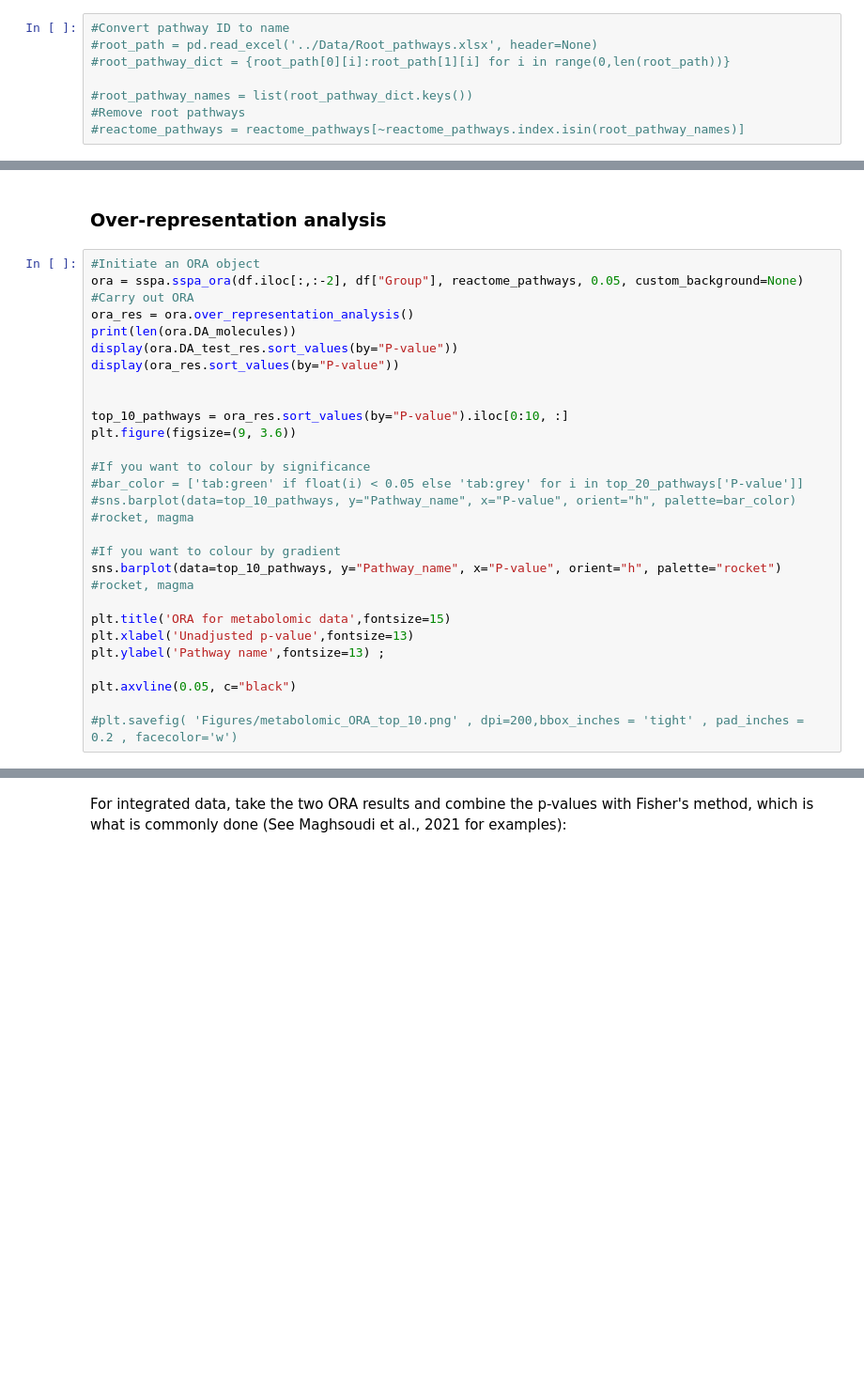
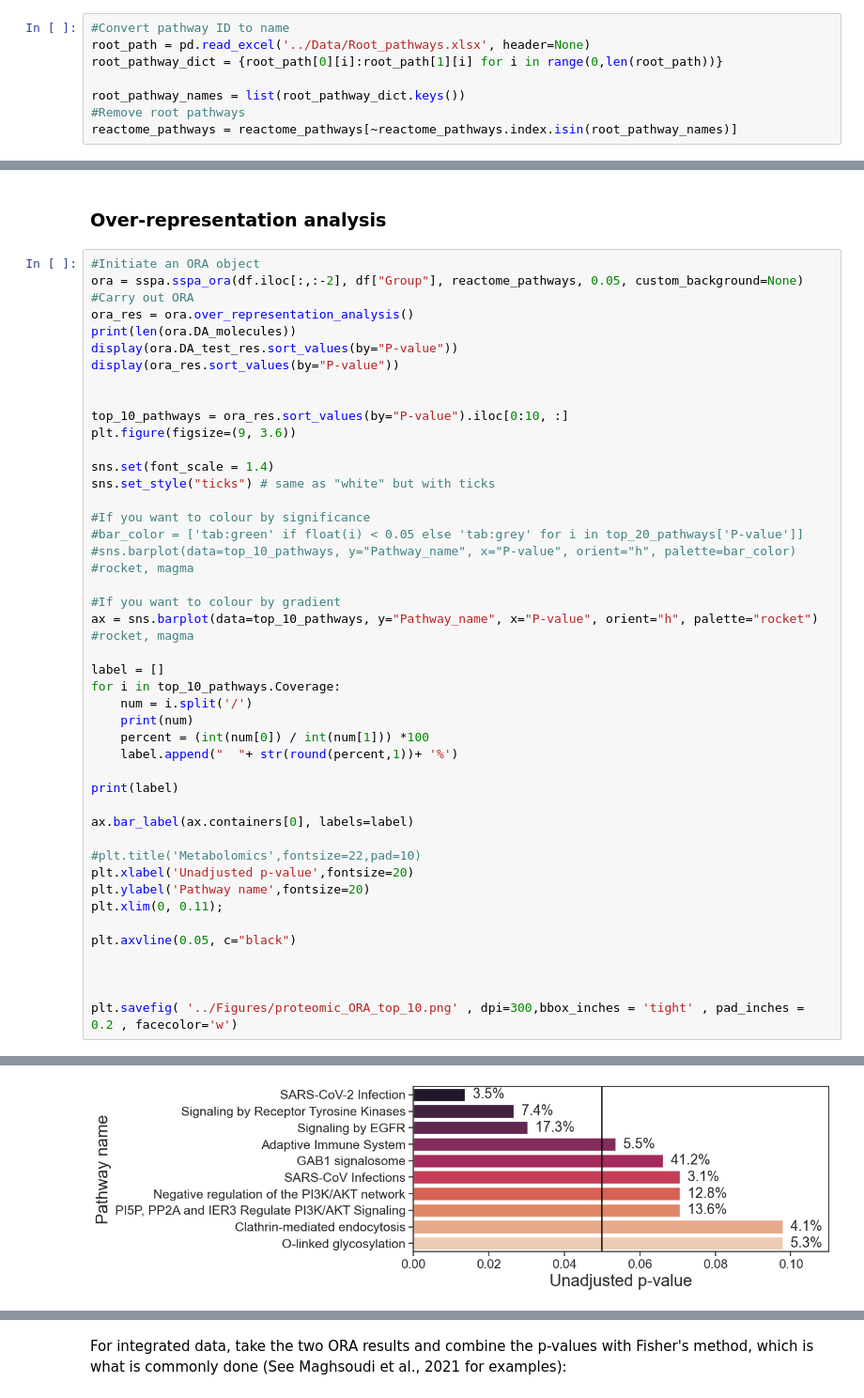
Before and after one commit to j-keung/multiomics-pathway-analysis, a Jupyter notebook: main_scripts/conventional_PA.ipynb, the cells around one changed output, grey strips where cells are left out. Shown at 94% size. Saved outputs shown, nothing was run; the diff lists cells and outputs as text; blank space fills up the shorter version.

```diff
--- a/main_scripts/conventional_PA.ipynb
+++ b/main_scripts/conventional_PA.ipynb
@@ -12,12 +12,12 @@ df = pd.read_csv('../Data/Su_COVID_proteomics_processed_commoncases.csv', index_
 reactome_pathways = sspa.process_reactome('Homo sapiens', infile = '../Data/UniProt2Reactome_all_Levels_ver84.txt', download_latest = False, filepath = None)
 # %%
 #Convert pathway ID to name
-#root_path = pd.read_excel('../Data/Root_pathways.xlsx', header=None)
-#root_pathway_dict = {root_path[0][i]:root_path[1][i] for i in range(0,len(root_path))}
+root_path = pd.read_excel('../Data/Root_pathways.xlsx', header=None)
+root_pathway_dict = {root_path[0][i]:root_path[1][i] for i in range(0,len(root_path))}
 
-#root_pathway_names = list(root_pathway_dict.keys())
+root_pathway_names = list(root_pathway_dict.keys())
 #Remove root pathways
-#reactome_pathways = reactome_pathways[~reactome_pathways.index.isin(root_pathway_names)]
+reactome_pathways = reactome_pathways[~reactome_pathways.index.isin(root_pathway_names)]
 # %%
 for i in range(len(df.index)):
     if df.WHO_status[i] == '1-2':
@@ -39,17 +48,35 @@ display(ora_res.sort_values(by="P-value"))
 top_10_pathways = ora_res.sort_values(by="P-value").iloc[0:10, :]
 plt.figure(figsize=(9, 3.6))
 
+sns.set(font_scale = 1.4)
+sns.set_style("ticks") # same as "white" but with ticks
+
 #If you want to colour by significance
 #bar_color = ['tab:green' if float(i) < 0.05 else 'tab:grey' for i in top_20_pathways['P-value']]
 #sns.barplot(data=top_10_pathways, y="Pathway_name", x="P-value", orient="h", palette=bar_color) #rocket, magma
 
 #If you want to colour by gradient
-sns.barplot(data=top_10_pathways, y="Pathway_name", x="P-value", orient="h", palette="rocket") #rocket, magma
+ax = sns.barplot(data=top_10_pathways, y="Pathway_name", x="P-value", orient="h", palette="rocket") #rocket, magma
 
-plt.title('ORA for metabolomic data',fontsize=15)
-plt.xlabel('Unadjusted p-value',fontsize=13)
-plt.ylabel('Pathway name',fontsize=13) ;
+label = []
+for i in top_10_pathways.Coverage:
+    num = i.split('/')
+    print(num)
+    percent = (int(num[0]) / int(num[1])) *100
+    label.append("  "+ str(round(percent,1))+ '%')
+
+print(label)
+
+ax.bar_label(ax.containers[0], labels=label)
+
+#plt.title('Metabolomics',fontsize=22,pad=10)
+plt.xlabel('Unadjusted p-value',fontsize=20)
+plt.ylabel('Pathway name',fontsize=20)
+plt.xlim(0, 0.11);
 
 plt.axvline(0.05, c="black")
 
-#plt.savefig( 'Figures/metabolomic_ORA_top_10.png' , dpi=200,bbox_inches = 'tight' , pad_inches = 0.2 , facecolor='w')
+
+
+plt.savefig( '../Figures/proteomic_ORA_top_10.png' , dpi=300,bbox_inches = 'tight' , pad_inches = 0.2 , facecolor='w')
+# %% [output]
@@ -55,0 +121 @@ plt.axvline(0.05, c="black")
+[figure, added]
```
Also changed, not shown: parts of 20 cells of this notebook, 2 other files.
